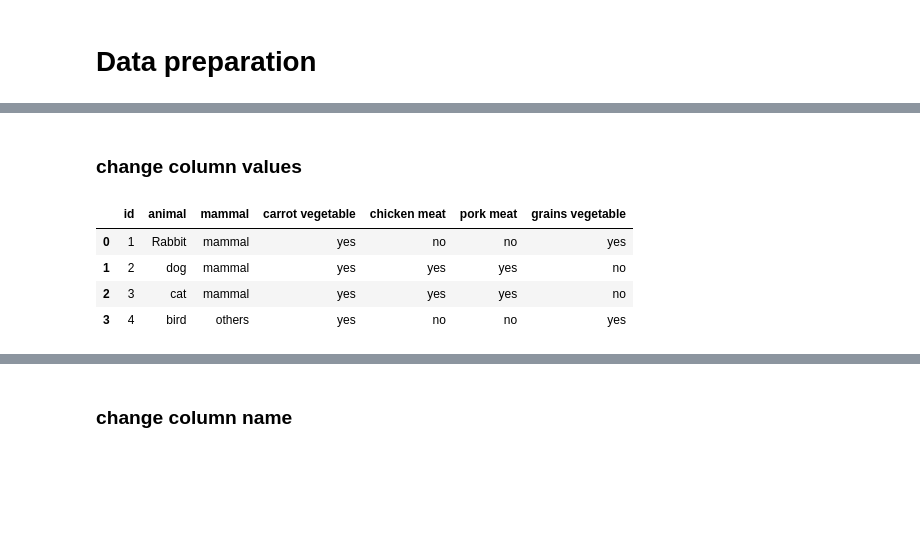
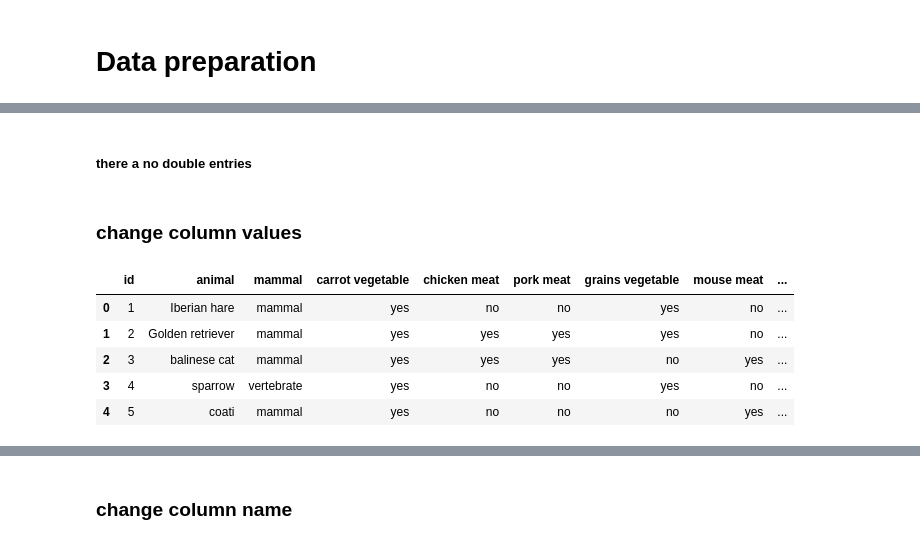
Before and after one commit to scaja/approach_to_extracting_insights_from_data, a Jupyter notebook: data_collection/approach_extract_data_insights.ipynb, the cells around one changed output, grey strips where cells are left out. Drawn from its saved outputs; the diff is of its cells as text; code cells hidden in the pictures; blank space fills up the shorter version.

```diff
--- a/data_collection/approach_extract_data_insights.ipynb
+++ b/data_collection/approach_extract_data_insights.ipynb
@@ -62,13 +76,16 @@ bird      1
 Name: count, dtype: int64
+# %% [markdown]
+##### there a no double entries
 # %% [markdown]
 ### change column values
 # %%
 animals.loc[animals["mammal"] == "yes","mammal"] = "mammal"
-animals.loc[animals["mammal"] == "no","mammal"] = "others"
-animals
+animals.loc[animals["mammal"] == "no","mammal"] = "vertebrate"
+animals.head()
 # %% [output]
-|  | id | animal | mammal | carrot vegetable | chicken meat | pork meat | grains vegetable |
-| 0 | 1 | Rabbit | mammal | yes | no | no | yes |
-| 1 | 2 | dog | mammal | yes | yes | yes | no |
-| 2 | 3 | cat | mammal | yes | yes | yes | no |
-| 3 | 4 | bird | others | yes | no | no | yes |
+|  | id | animal | mammal | carrot vegetable | chicken meat | pork meat | grains vegetable | mouse meat | ... |
+| 0 | 1 | Iberian hare | mammal | yes | no | no | yes | no | ... |
+| 1 | 2 | Golden retriever | mammal | yes | yes | yes | yes | no | ... |
+| 2 | 3 | balinese cat | mammal | yes | yes | yes | no | yes | ... |
+| 3 | 4 | sparrow | vertebrate | yes | no | no | yes | no | ... |
+| 4 | 5 | coati | mammal | yes | no | no | no | yes | ... |
```
Also changed, not shown: parts of 35 cells of this notebook, 1 other file.
